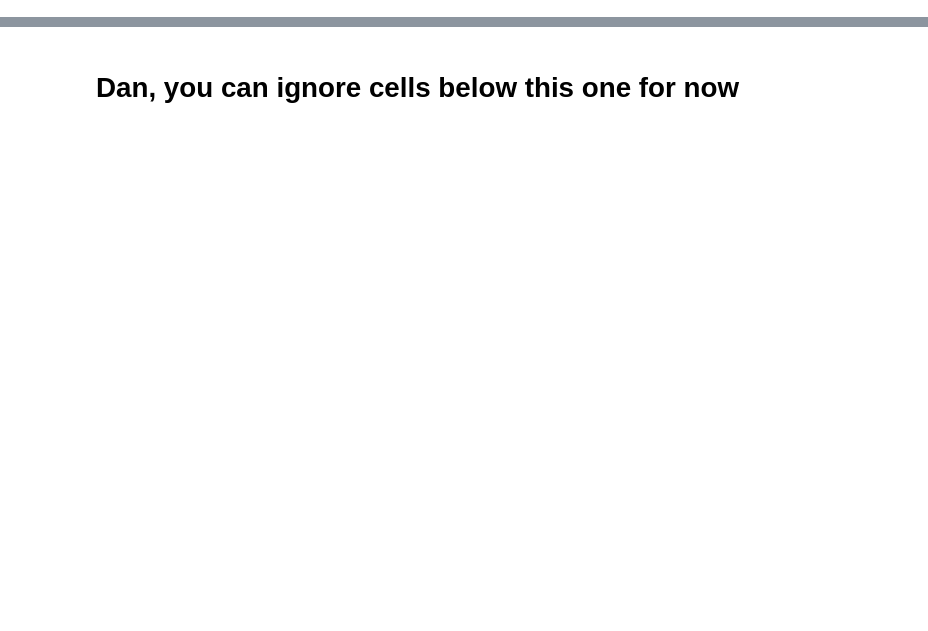
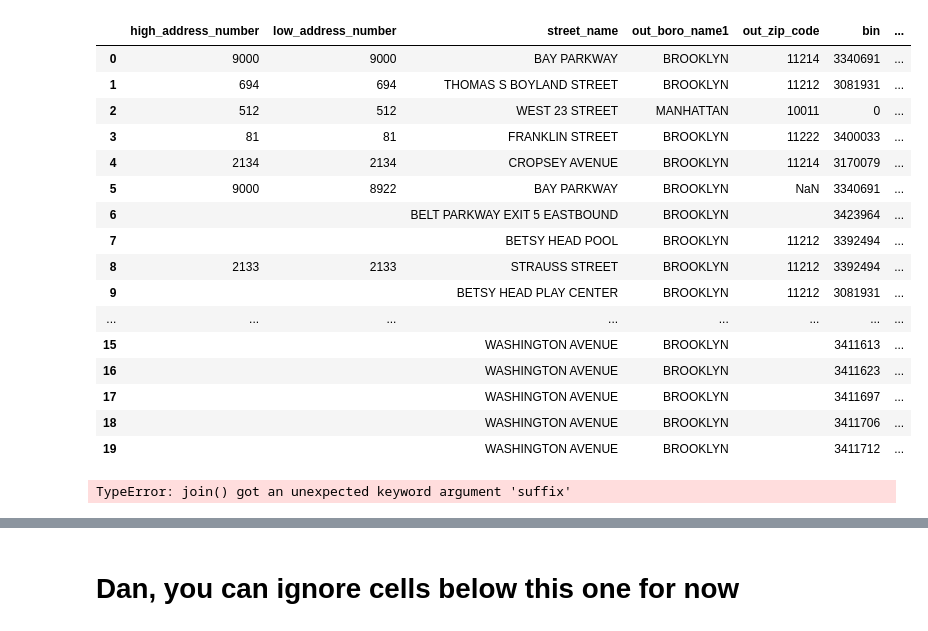
Before and after one commit to NYCParks-data/Structures, a Jupyter notebook: scripts/new_geosupport_process.ipynb, the cells around one changed output, grey strips where cells are left out. Cells and saved outputs as stored; diff of their text form; code cells hidden in the pictures; blank space fills up the shorter version.

```diff
--- a/scripts/new_geosupport_process.ipynb
+++ b/scripts/new_geosupport_process.ipynb
@@ -68,0 +69,20 @@ final_df
+# %%
+final_df[['high_address_number', 'low_address_number', 'street_name', 'out_boro_name1', 'out_zip_code', 'bin', 'address_id']]
+# %% [output]
+|  | high_address_number | low_address_number | street_name | out_boro_name1 | out_zip_code | bin | ... |
+| 0 | 9000 | 9000 | BAY PARKWAY | BROOKLYN | 11214 | 3340691 | ... |
+| 1 | 694 | 694 | THOMAS S BOYLAND STREET | BROOKLYN | 11212 | 3081931 | ... |
+| 2 | 512 | 512 | WEST 23 STREET | MANHATTAN | 10011 | 0 | ... |
+| 3 | 81 | 81 | FRANKLIN STREET | BROOKLYN | 11222 | 3400033 | ... |
+| 4 | 2134 | 2134 | CROPSEY AVENUE | BROOKLYN | 11214 | 3170079 | ... |
+| 5 | 9000 | 8922 | BAY PARKWAY | BROOKLYN | NaN | 3340691 | ... |
+| 6 |  |  | BELT PARKWAY EXIT 5 EASTBOUND | BROOKLYN |  | 3423964 | ... |
+| 7 |  |  | BETSY HEAD POOL | BROOKLYN | 11212 | 3392494 | ... |
+| 8 | 2133 | 2133 | STRAUSS STREET | BROOKLYN | 11212 | 3392494 | ... |
+| 9 |  |  | BETSY HEAD PLAY CENTER | BROOKLYN | 11212 | 3081931 | ... |
+| ... | ... | ... | ... | ... | ... | ... | ... |
+| 15 |  |  | WASHINGTON AVENUE | BROOKLYN |  | 3411613 | ... |
+| 16 |  |  | WASHINGTON AVENUE | BROOKLYN |  | 3411623 | ... |
+| 17 |  |  | WASHINGTON AVENUE | BROOKLYN |  | 3411697 | ... |
+| 18 |  |  | WASHINGTON AVENUE | BROOKLYN |  | 3411706 | ... |
+| 19 |  |  | WASHINGTON AVENUE | BROOKLYN |  | 3411712 | ... |
@@ -68,0 +133,4 @@ final_df
+# %%
+final = final_df.join(func1B_out_df)
+# %% [output]
+TypeError: join() got an unexpected keyword argument 'suffix'
```
Also changed, not shown: parts of 20 cells of this notebook, 1 other file.
